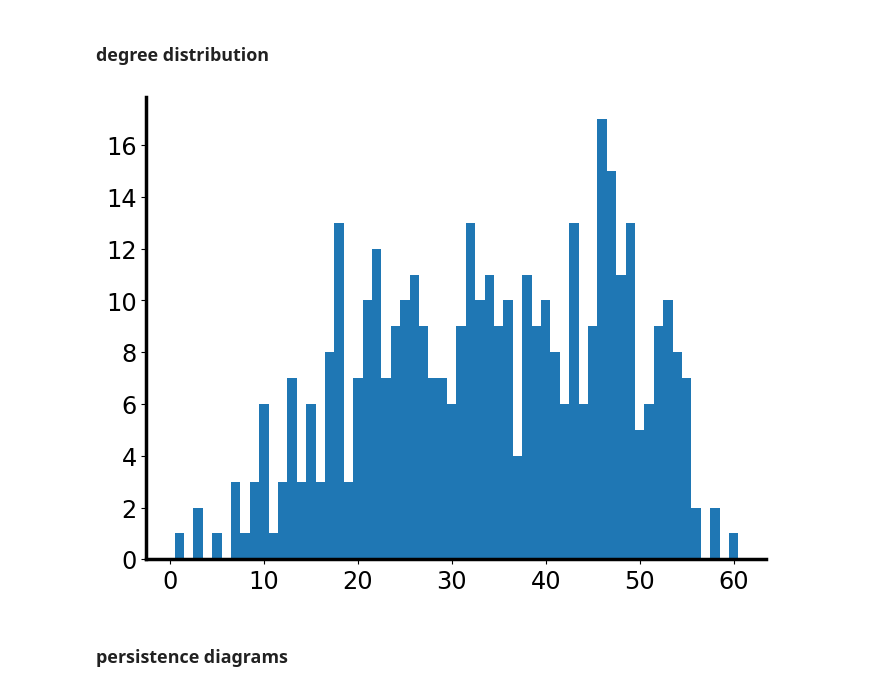
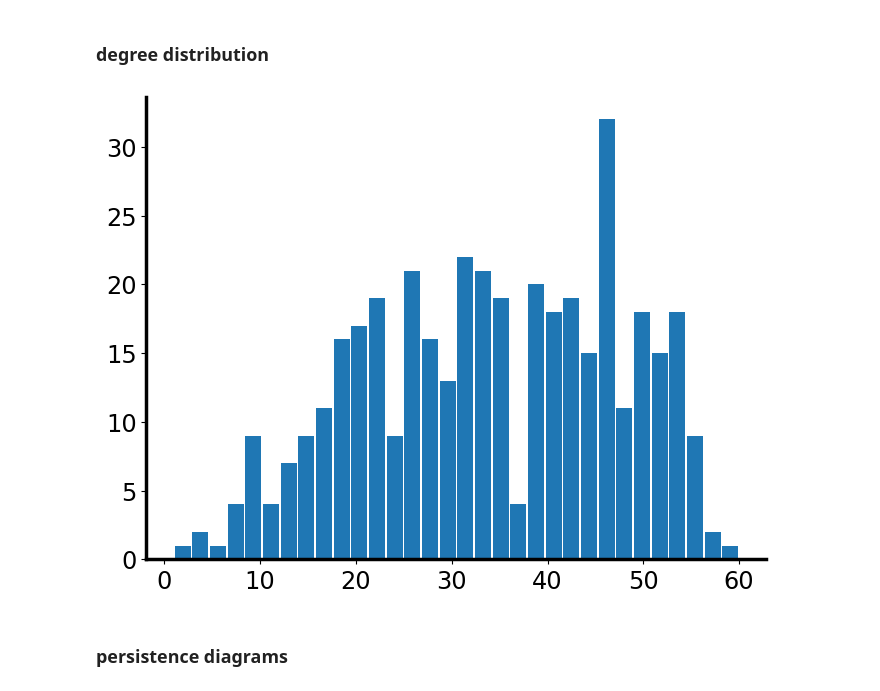
Before and after one commit to ClusterDuck123/ringity, a Jupyter notebook: doc/paper_figures/Fig1+Fig2F-biological_networks.ipynb, the cells around one changed output. Saved outputs shown, nothing was run; the diff lists cells and outputs as text; code cells hidden in the pictures.

```diff
--- a/doc/paper_figures/Fig1+Fig2F-biological_networks.ipynb
+++ b/doc/paper_figures/Fig1+Fig2F-biological_networks.ipynb
@@ -27,6 +27,7 @@ from scipy.spatial.distance import pdist, squareform
 
 rng.set_theme()
 DATA_DIR = Path("..") / "data"
+BLUE = sns.color_palette()[0]
 # %% [markdown]
 # Lipid co-regulation network
 # %% [markdown]
@@ -158,16 +185,11 @@ rng.plot_nx(G_fibro, pos=pos, node_alpha=0.5)
 ### degree distribution
 # %%
 degree_sequence = sorted([d for n, d in G_fibro.degree()])
-degreeCount = Counter(degree_sequence)
-degs, cnts = zip(*degreeCount.items())
+deg_fig, ax = plt.subplots(figsize=(8,6))
 
-deg_fig, ax = plt.subplots(figsize=(8,6))
-deg_fig.patch.set_alpha(0)
-ax.patch.set_alpha(0)
-
-bar = ax.bar(degs, cnts, width=1)
+degs, freqs, bars = ax.hist(degree_sequence, bins = 2**5, rwidth=0.9, color = BLUE)
 # %% [output]
-[figure, old version]
+[figure, new version]
 # %% [markdown]
 ### persistence diagrams
 # %%
```
Also changed, not shown: parts of 36 cells of this notebook, 1 other file.
